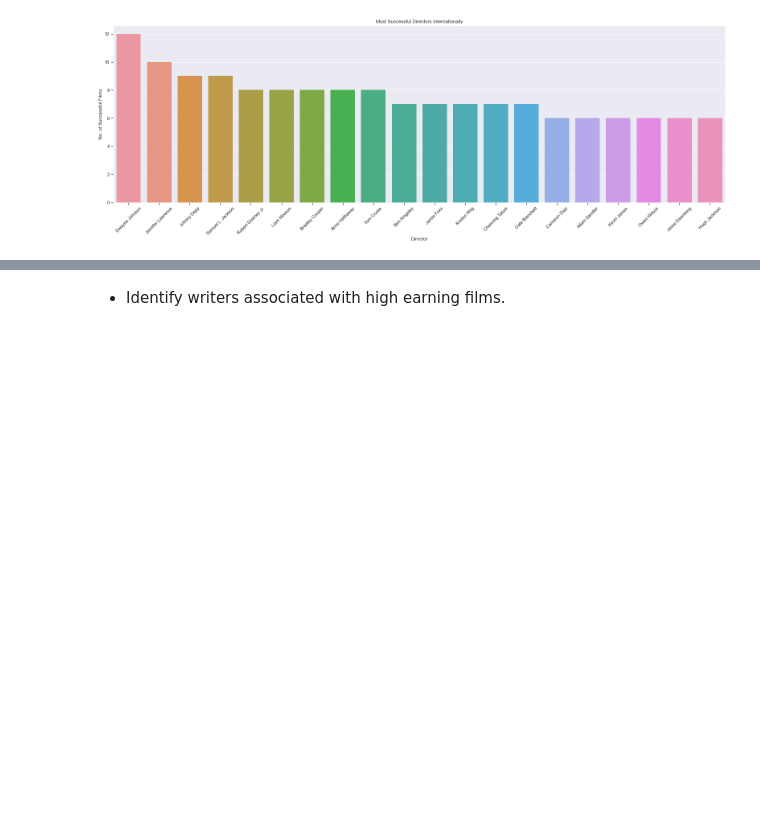
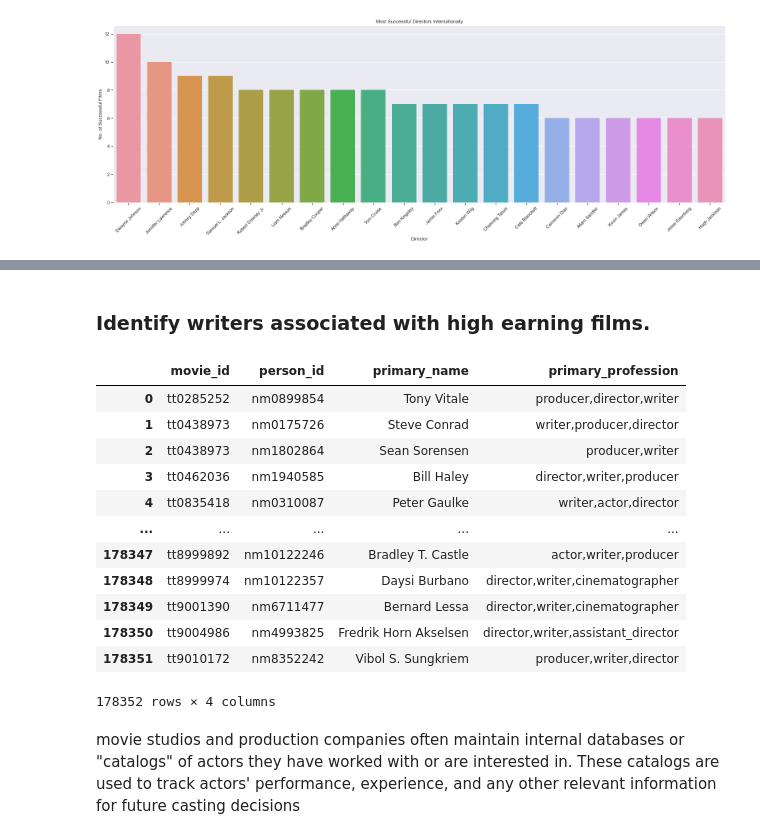
Before and after one commit to WamuyuGitz/movie-insights-project, a Jupyter notebook: vanessa.production_crew_analysis.ipynb, the cells around one changed output, grey strips where cells are left out. Drawn from its saved outputs; the diff is of its cells as text; code cells hidden in the pictures; blank space fills up the shorter version.

Commit message:
feat: Complete production crew analysis code

```diff
--- a/vanessa.production_crew_analysis.ipynb
+++ b/vanessa.production_crew_analysis.ipynb
@@ -1768,2 +1783,22 @@ plt.show()
 # %% [markdown]
-- Identify writers associated with high earning films.
+### Identify writers associated with high earning films.
+# %%
+writers = pd.read_sql('''SELECT *
+                         FROM writers
+                         LEFT JOIN persons
+                         USING(person_id)''', conn)
+writers
+# %% [output]
+|  | movie_id | person_id | primary_name | primary_profession |
+| 0 | tt0285252 | nm0899854 | Tony Vitale | producer,director,writer |
+| 1 | tt0438973 | nm0175726 | Steve Conrad | writer,producer,director |
+| 2 | tt0438973 | nm1802864 | Sean Sorensen | producer,writer |
+| 3 | tt0462036 | nm1940585 | Bill Haley | director,writer,producer |
+| 4 | tt0835418 | nm0310087 | Peter Gaulke | writer,actor,director |
+| ... | ... | ... | ... | ... |
+| 178347 | tt8999892 | nm10122246 | Bradley T. Castle | actor,writer,producer |
+| 178348 | tt8999974 | nm10122357 | Daysi Burbano | director,writer,cinematographer |
+| 178349 | tt9001390 | nm6711477 | Bernard Lessa | director,writer,cinematographer |
+| 178350 | tt9004986 | nm4993825 | Fredrik Horn Akselsen | director,writer,assistant_director |
+| 178351 | tt9010172 | nm8352242 | Vibol S. Sungkriem | producer,writer,director |
+178352 rows × 4 columns
@@ -1769,0 +1808,2 @@ plt.show()
+# %% [markdown]
+movie studios and production companies often maintain internal databases or "catalogs" of actors they have worked with or are interested in. These catalogs are used to track actors' performance, experience, and any other relevant information for future casting decisions
```
Also changed, not shown: parts of 13 cells of this notebook.
